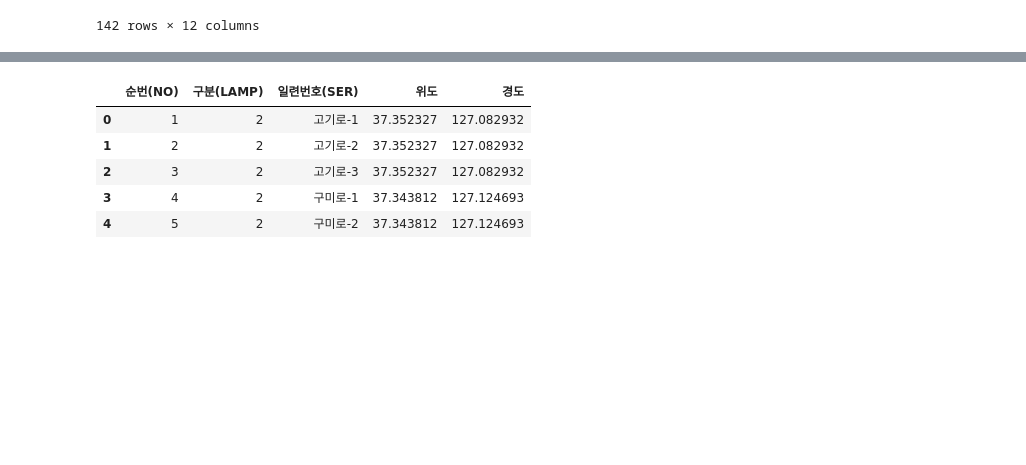
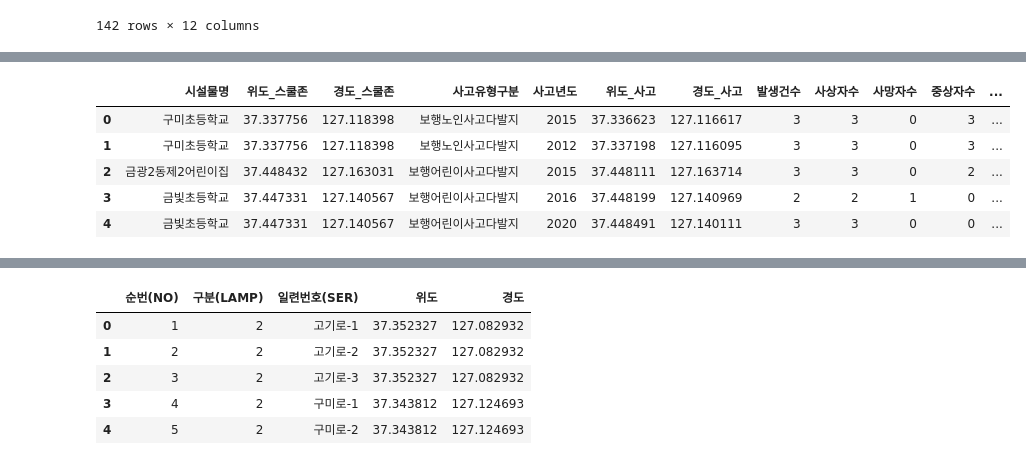
Before and after one commit to jimena1lee/1stProject_MSAI09, a Jupyter notebook: Preprocessing/preprocessing.ipynb, the cells around one changed output, grey strips where cells are left out. Drawn from its saved outputs; the diff is of its cells as text; code cells hidden in the pictures; blank space fills up the shorter version.

```diff
--- a/Preprocessing/preprocessing.ipynb
+++ b/Preprocessing/preprocessing.ipynb
@@ -189,0 +232,12 @@ result_df에만 있는 수: 82
+# %%
+# acccident에만 있는 학교를 기준으로 통합
+accident.drop(columns=['소재지지번주소','사고지역위치명', '직선거리(m)'], inplace=True)
+accident.rename(columns={'대상시설명': '시설물명'}, inplace=True)
+accident.head()
+# %% [output]
+|  | 시설물명 | 위도_스쿨존 | 경도_스쿨존 | 사고유형구분 | 사고년도 | 위도_사고 | 경도_사고 | 발생건수 | 사상자수 | 사망자수 | 중상자수 | ... |
+| 0 | 구미초등학교 | 37.337756 | 127.118398 | 보행노인사고다발지 | 2015 | 37.336623 | 127.116617 | 3 | 3 | 0 | 3 | ... |
+| 1 | 구미초등학교 | 37.337756 | 127.118398 | 보행노인사고다발지 | 2012 | 37.337198 | 127.116095 | 3 | 3 | 0 | 3 | ... |
+| 2 | 금광2동제2어린이집 | 37.448432 | 127.163031 | 보행어린이사고다발지 | 2015 | 37.448111 | 127.163714 | 3 | 3 | 0 | 2 | ... |
+| 3 | 금빛초등학교 | 37.447331 | 127.140567 | 보행어린이사고다발지 | 2016 | 37.448199 | 127.140969 | 2 | 2 | 1 | 0 | ... |
+| 4 | 금빛초등학교 | 37.447331 | 127.140567 | 보행어린이사고다발지 | 2020 | 37.448491 | 127.140111 | 3 | 3 | 0 | 0 | ... |
```
Also changed, not shown: parts of 14 cells of this notebook.
